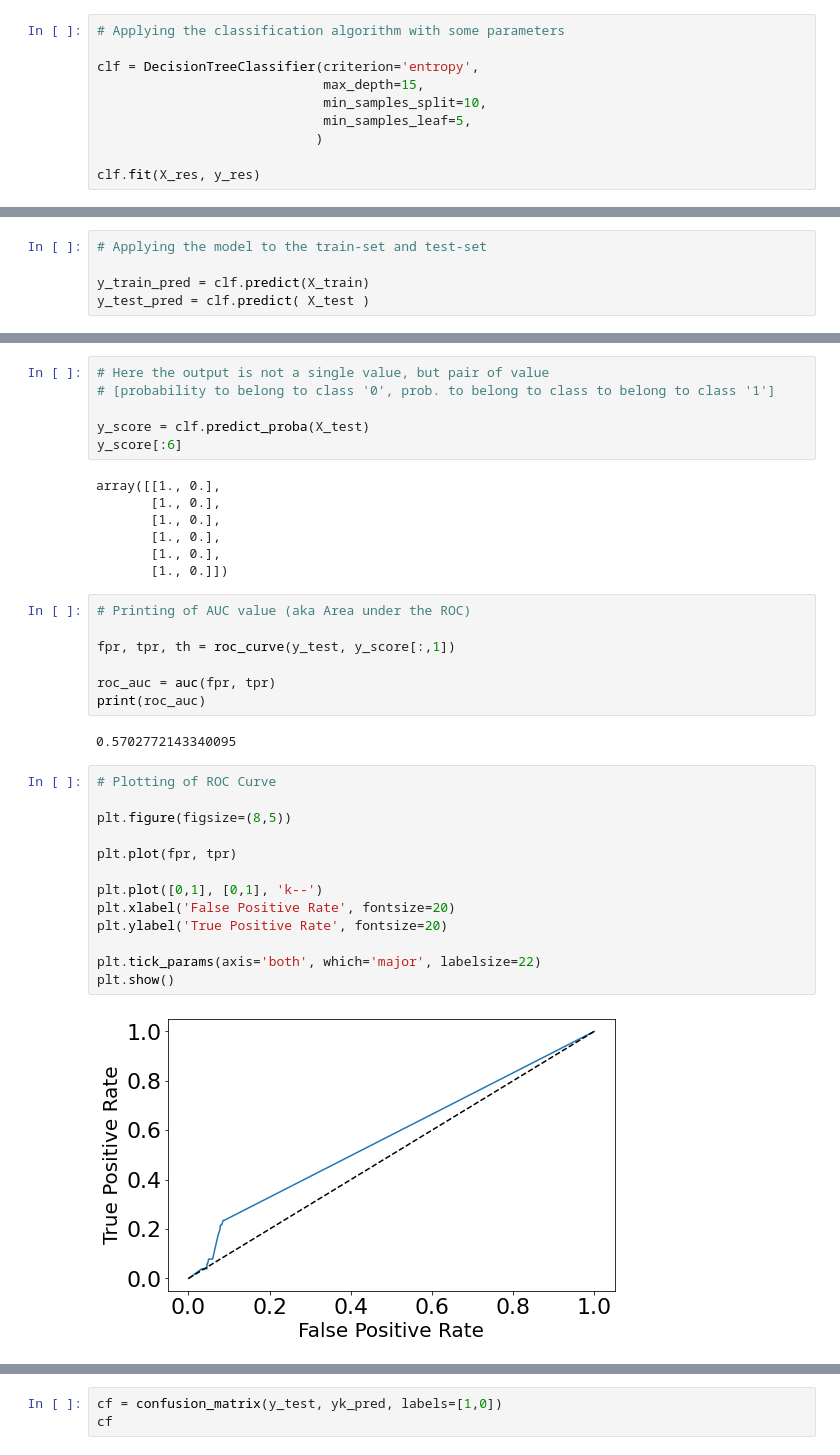
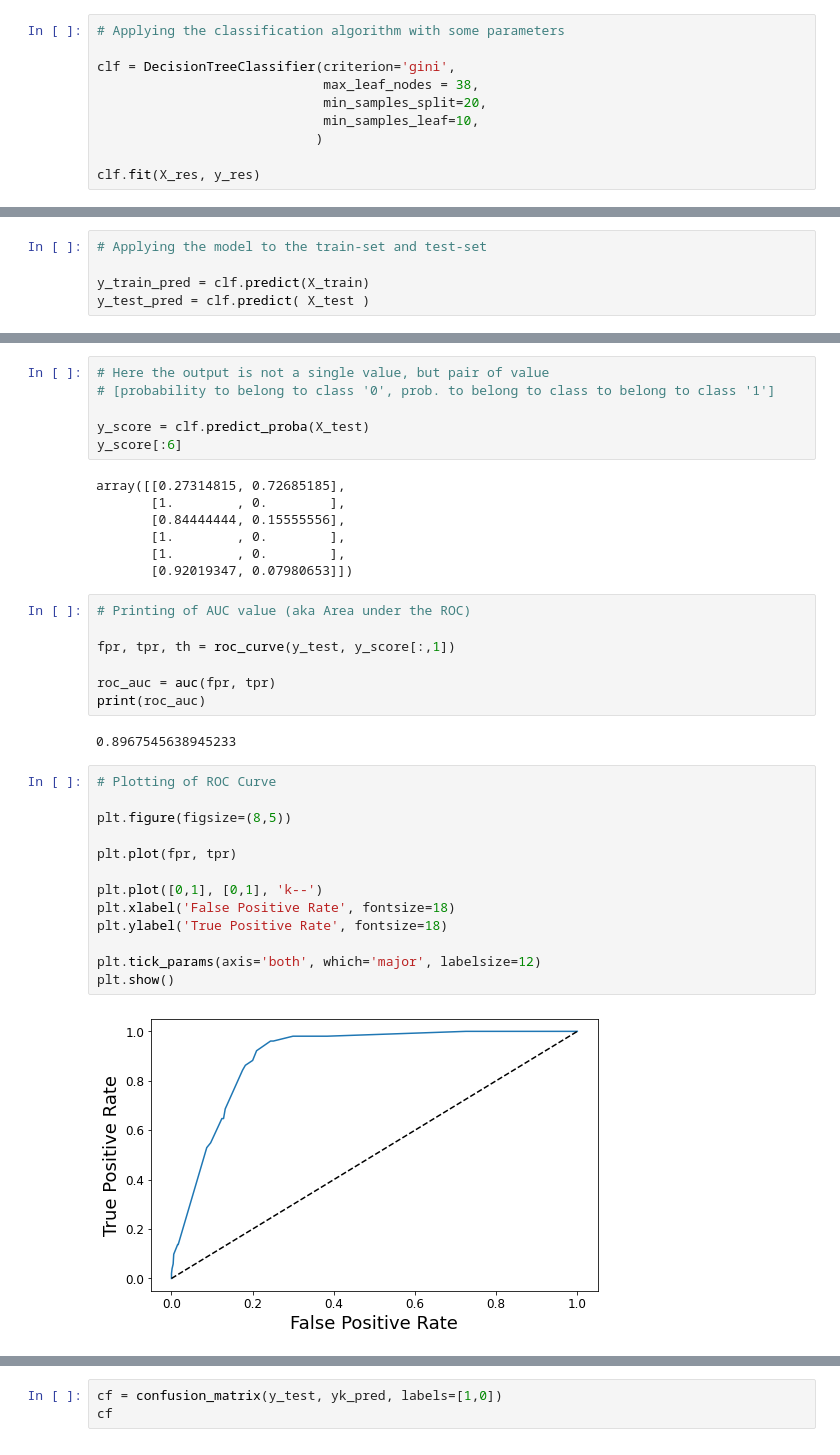
Before and after one commit to Grade0/DM-I, a Jupyter notebook: classification.ipynb, the cells around one changed output, grey strips where cells are left out. Drawn from its saved outputs; the diff is of its cells as text.

```diff
--- a/classification.ipynb
+++ b/classification.ipynb
@@ -116,10 +116,10 @@ Resampled dataset shape Counter({0: 1689, 1: 1689})
 # %%
 # Applying the classification algorithm with some parameters
 
-clf = DecisionTreeClassifier(criterion='entropy',
-                             max_depth=15,
-                             min_samples_split=10,
-                             min_samples_leaf=5,
+clf = DecisionTreeClassifier(criterion='gini',
+                             max_leaf_nodes = 38,
+                             min_samples_split=20,
+                             min_samples_leaf=10,
                             )
 
 clf.fit(X_res, y_res)
@@ -298,12 +298,12 @@ TEST-SET
 y_score = clf.predict_proba(X_test)
 y_score[:6]
 # %% [output]
-array([[1., 0.],
-       [1., 0.],
-       [1., 0.],
-       [1., 0.],
-       [1., 0.],
-       [1., 0.]])
+array([[0.27314815, 0.72685185],
+       [1.        , 0.        ],
+       [0.84444444, 0.15555556],
+       [1.        , 0.        ],
+       [1.        , 0.        ],
+       [0.92019347, 0.07980653]])
 # %%
 # Printing of AUC value (aka Area under the ROC)
 
@@ -312,19 +312,19 @@ fpr, tpr, th = roc_curve(y_test, y_score[:,1])
 roc_auc = auc(fpr, tpr)
 print(roc_auc)
 # %% [output]
-0.5702772143340095
+0.8967545638945233
 # %%
 # Plotting of ROC Curve
 
 plt.figure(figsize=(8,5))
 
 plt.plot(fpr, tpr)
 
 plt.plot([0,1], [0,1], 'k--')
-plt.xlabel('False Positive Rate', fontsize=20)
-plt.ylabel('True Positive Rate', fontsize=20)
+plt.xlabel('False Positive Rate', fontsize=18)
+plt.ylabel('True Positive Rate', fontsize=18)
 
-plt.tick_params(axis='both', which='major', labelsize=22)
+plt.tick_params(axis='both', which='major', labelsize=12)
 plt.show()
 # %% [output]
-[figure, old version]
+[figure, new version]
```
Also changed, not shown: parts of 31 cells of this notebook.
